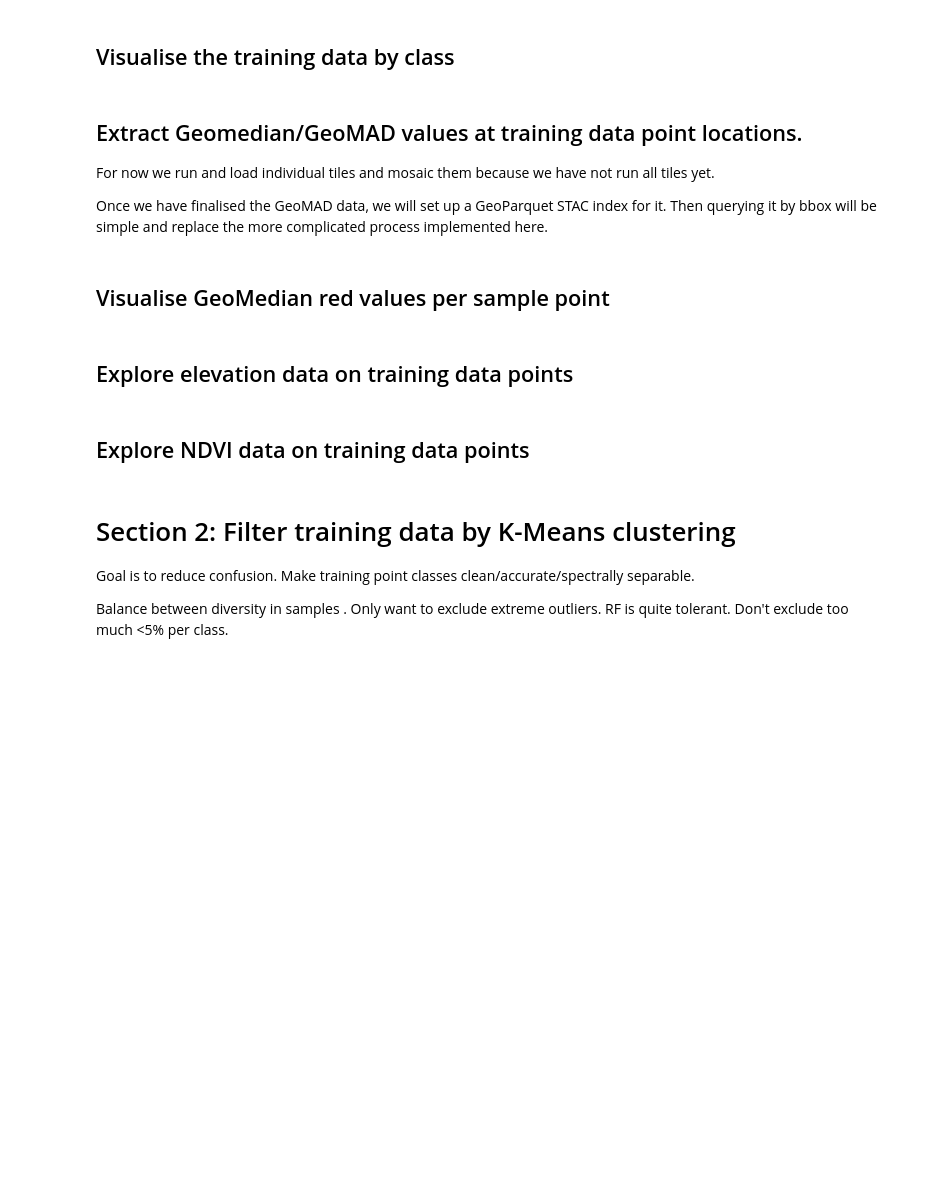
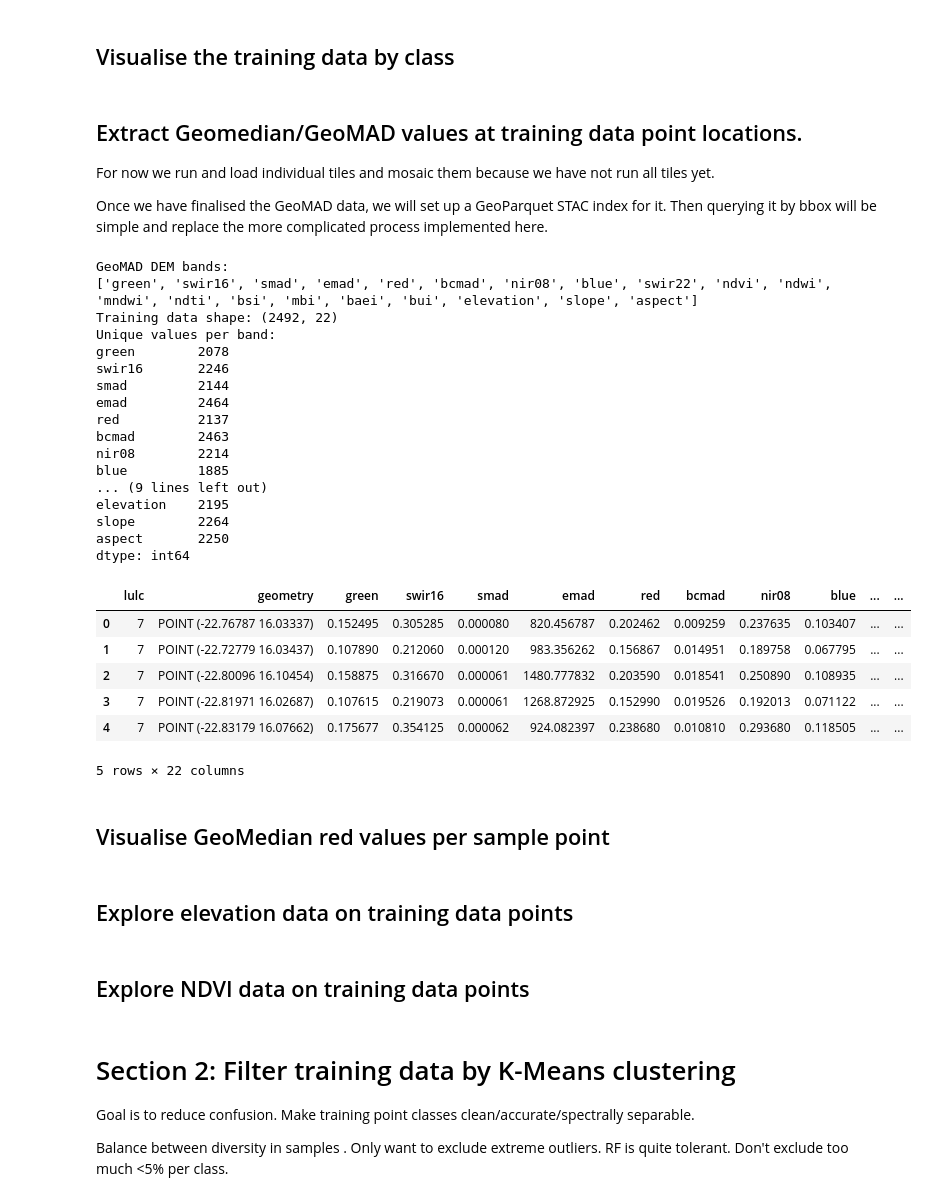
Before and after one commit to auspatious/ldn-lulc, a Jupyter notebook: notebooks/training_data/0_Generate_Training_Points.ipynb, the cells around one changed output. Saved outputs shown, nothing was run; the diff lists cells and outputs as text; code cells hidden in the pictures; blank space fills up the shorter version.

```diff
--- a/notebooks/training_data/0_Generate_Training_Points.ipynb
+++ b/notebooks/training_data/0_Generate_Training_Points.ipynb
@@ -75,8 +76,8 @@ stac_geoparquet = "https://s3.us-west-2.amazonaws.com/data.ldn.auspatious.com/au
 # analysis_crs = 'EPSG:3832' # PDC Mercator for antimeridian avoiding
 
 # # Cape Verde:
-# country_of_interest = {"Cabo Verde": "CPV"}
-# analysis_crs = 'EPSG:6933'
+country_of_interest = {"Cabo Verde": "CPV"}
+analysis_crs = 'EPSG:6933'
 
 # # Comoros:
 # country_of_interest = {"Comoros": "COM"}
@@ -97,8 +98,8 @@ stac_geoparquet = "https://s3.us-west-2.amazonaws.com/data.ldn.auspatious.com/au
 
 # # Kiribati
 # Kiribati also has no product data with quality filters.
-country_of_interest = {"Kiribati": "KIR"}
-analysis_crs = 'EPSG:3832'
+# country_of_interest = {"Kiribati": "KIR"}
+# analysis_crs = 'EPSG:3832'
 
 country_name = list(country_of_interest.keys())[0]
 country_wgs84_buffered = get_buffered_country(country_of_interest, wgs84, analysis_crs)
@@ -441,8 +461,10 @@ We generate some randomly distributed samples for each class from the clipped cl
 The output of the function is a geopandas dataframe of randomly distributed points containing a column `class_attr` identifying class values.
 # %%
 n=2100
-min_sample_n=300 # What happens if there are less pixels for a class than this?
+min_sample_n=300
 drop_value=0
+
+out_fname = f"samples_{country_name}"
 
 print("Sampling training points from agreed product pixels:")
 samples = (
@@ -451,7 +473,7 @@ samples = (
         n=n,
         sampling='stratified_random',
         min_sample_n=min_sample_n,
-        out_fname=f"{country_name}_samples.geojson",
+        out_fname=f"{out_fname}.geojson",
         class_attr=class_attr,
         drop_value=drop_value,
     )
@@ -476,35 +516,60 @@ For now we run and load individual tiles and mosaic them because we have not run
 
 Once we have finalised the GeoMAD data, we will set up a GeoParquet STAC index for it. Then querying it by bbox will be simple and replace the more complicated process implemented here.
 # %%
-
 print("GeoMAD DEM bands:")
 band_names_with_indices = [v for v in geomad_dem.data_vars]
 print(band_names_with_indices)
 
 # Extract Geomedian and GeoMAD elevation, indices values at each sample point location
 
 # Reproject sample points to match native CRS of geomad before sampling.
+samples = samples.set_crs(wgs84)
 gpd_random_samples_analysis = samples.to_crs(analysis_crs)
 
 # Build point-wise x/y arrays with the SAME 'points' index
 points_idx = np.arange(len(gpd_random_samples_analysis))
 xs = xr.DataArray(gpd_random_samples_analysis.geometry.x.values, dims="points", coords={"points": points_idx})
 ys = xr.DataArray(gpd_random_samples_analysis.geometry.y.values, dims="points", coords={"points": points_idx})
 # Point-wise nearest sampling (one sampled pixel per input point)
 sampled = geomad_dem[band_names_with_indices].sel(x=xs, y=ys, method="nearest")
 
 # Convert to dataframe indexed by points; keep exactly one row per point
 sampled_df = sampled.to_dataframe().reset_index()
 sampled_df = sampled_df.sort_values("points").reset_index(drop=True)
 
 # Merge back to training points (original CRS)
 samples = samples.reset_index(drop=True).copy()
 samples = pd.concat([samples, sampled_df[band_names_with_indices]], axis=1)
 
 print(f"Training data shape: {samples.shape}")
 print("Unique values per band:")
 print(samples[band_names_with_indices].nunique())
 samples.head()
+# %% [output]
+GeoMAD DEM bands:
+['green', 'swir16', 'smad', 'emad', 'red', 'bcmad', 'nir08', 'blue', 'swir22', 'ndvi', 'ndwi', 'mndwi', 'ndti', 'bsi', 'mbi', 'baei', 'bui', 'elevation', 'slope', 'aspect']
+Training data shape: (2492, 22)
+Unique values per band:
+green        2078
+swir16       2246
+smad         2144
+emad         2464
+red          2137
+bcmad        2463
+nir08        2214
+blue         1885
+... (9 lines left out)
+elevation    2195
+slope        2264
+aspect       2250
+dtype: int64
+|  | lulc | geometry | green | swir16 | smad | emad | red | bcmad | nir08 | blue | ... | ... |
+| 0 | 7 | POINT (-22.76787 16.03337) | 0.152495 | 0.305285 | 0.000080 | 820.456787 | 0.202462 | 0.009259 | 0.237635 | 0.103407 | ... | ... |
+| 1 | 7 | POINT (-22.72779 16.03437) | 0.107890 | 0.212060 | 0.000120 | 983.356262 | 0.156867 | 0.014951 | 0.189758 | 0.067795 | ... | ... |
+| 2 | 7 | POINT (-22.80096 16.10454) | 0.158875 | 0.316670 | 0.000061 | 1480.777832 | 0.203590 | 0.018541 | 0.250890 | 0.108935 | ... | ... |
+| 3 | 7 | POINT (-22.81971 16.02687) | 0.107615 | 0.219073 | 0.000061 | 1268.872925 | 0.152990 | 0.019526 | 0.192013 | 0.071122 | ... | ... |
+| 4 | 7 | POINT (-22.83179 16.07662) | 0.175677 | 0.354125 | 0.000062 | 924.082397 | 0.238680 | 0.010810 | 0.293680 | 0.118505 | ... | ... |
+5 rows × 22 columns
 # %% [markdown]
 ## Visualise GeoMedian red values per sample point
 # %%
```
Also changed, not shown: parts of 10 cells of this notebook, 3 other files.
